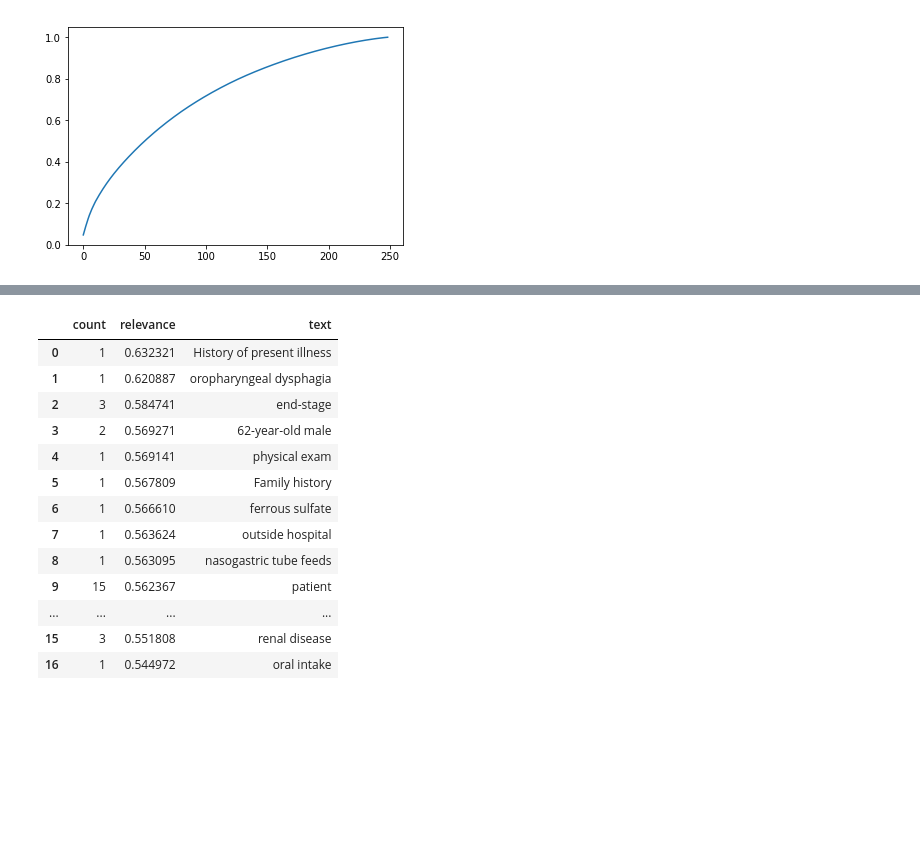
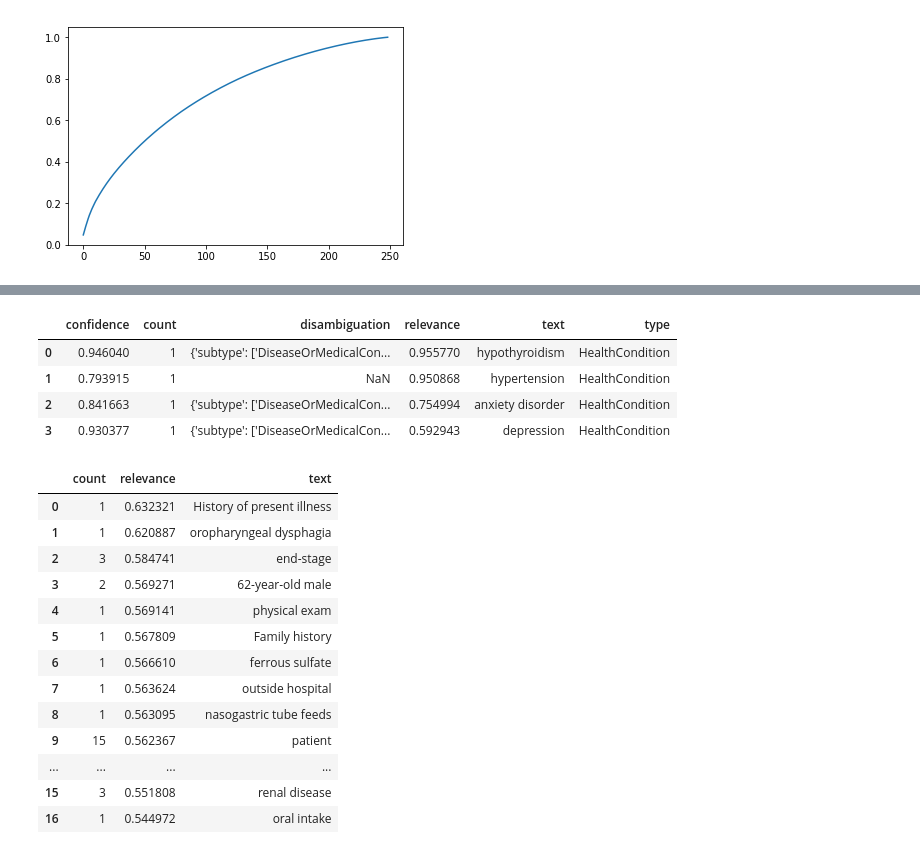
Before and after one commit to tonanhngo/dictation-nlu, a Jupyter notebook: workspace/ibm_nlu.ipynb, the cells around one changed output, grey strips where cells are left out. Cells and saved outputs as stored; diff of their text form; code cells hidden in the pictures; blank space fills up the shorter version.

```diff
--- a/workspace/ibm_nlu.ipynb
+++ b/workspace/ibm_nlu.ipynb
@@ -413,0 +505,8 @@ aaa = dian['3']
+# %%
+df_dic['27']['entities']
+# %% [output]
+|  | confidence | count | disambiguation | relevance | text | type |
+| 0 | 0.946040 | 1 | {'subtype': ['DiseaseOrMedicalCon... | 0.955770 | hypothyroidism | HealthCondition |
+| 1 | 0.793915 | 1 | NaN | 0.950868 | hypertension | HealthCondition |
+| 2 | 0.841663 | 1 | {'subtype': ['DiseaseOrMedicalCon... | 0.754994 | anxiety disorder | HealthCondition |
+| 3 | 0.930377 | 1 | {'subtype': ['DiseaseOrMedicalCon... | 0.592943 | depression | HealthCondition |
```
Also changed, not shown: parts of 9 cells of this notebook, 4 other files.
